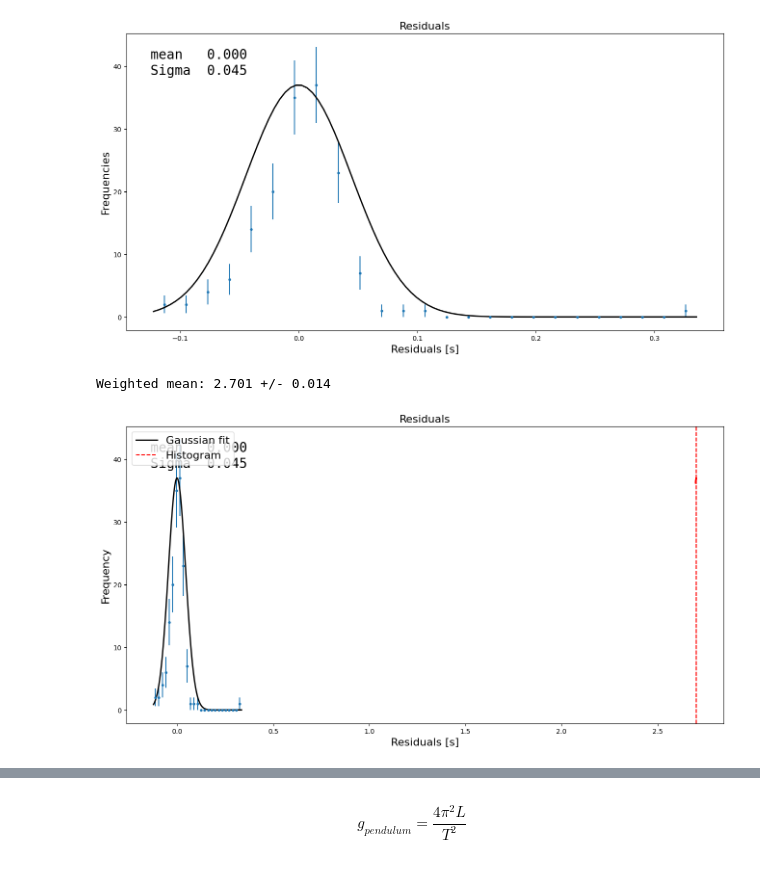
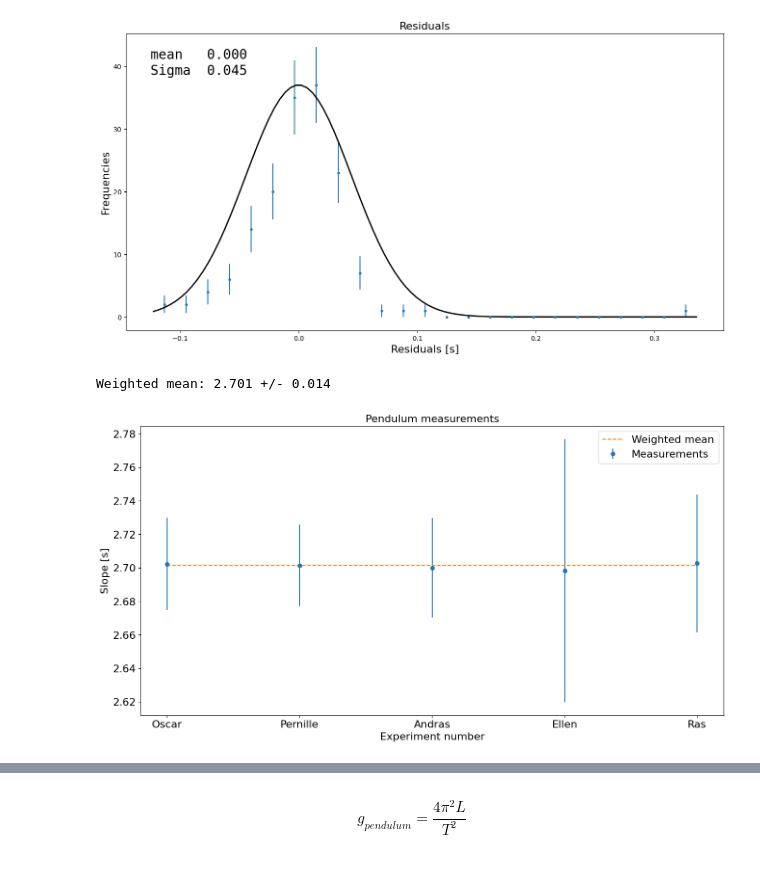
Before and after one commit to BerlinObel/AppStat2023-Project, a Jupyter notebook: Project.ipynb, the cells around one changed output, grey strips where cells are left out. Drawn from its saved outputs; the diff is of its cells as text; code cells hidden in the pictures.

Commit message:
add plot

```diff
--- a/Project.ipynb
+++ b/Project.ipynb
@@ -267,26 +267,24 @@ add_text_to_ax(0.04, 0.95, text2, ax, fontsize=20)
 # %%
 # Calculate weighted mean and std
 periods = Pendulum_Slope
 error = Pendulum_stddev
 weights = 1/error**2
 weighted_mean = np.sum(weights*periods)/np.sum(weights)
 weighted_std = np.sqrt(1/np.sum(weights))
 
 print(f'Weighted mean: {weighted_mean:.3f} +/- {weighted_std:.3f}')
 
-# plot the weighted mean
-
+# Plot the data
 fig, ax = plt.subplots(figsize=(16, 8))
-ax.axvline(weighted_mean, color='r', linestyle='--', label='Weighted mean')
-x_gauss = np.linspace(min(periods), max(periods), 100)
-ax.plot(x_gauss, gaussian(x_gauss, max(y), weighted_mean, weighted_std), 'r', linewidth=2)
-
-ax.set_xlabel('Residuals [s]', fontsize=16)
-ax.set_ylabel('Frequency', fontsize=16)
-ax.set_title('Residuals', fontsize=16)
-ax.legend(['Gaussian fit', 'Histogram'], fontsize=16)
-
-fig
+ax.errorbar(np.arange(N_exp), periods, error, fmt='o', label='Measurements')
+ax.plot(np.arange(N_exp), np.ones(N_exp)*weighted_mean, '--', label='Weighted mean')
+ax.set_xlabel('Experiment number', fontsize=16)
+ax.set_ylabel('Slope [s]', fontsize=16)
+ax.set_title('Pendulum measurements', fontsize=16)
+ax.legend(fontsize=16)
+ax.set_xticks(np.arange(N_exp))
+ax.set_xticklabels(Names, fontsize=16)
+ax.tick_params(axis='y', labelsize=16)
 # %% [output]
 Weighted mean: 2.701 +/- 0.014
-[figure, old version]
+[figure, new version]
```
Also changed, not shown: parts of 1 cell of this notebook.
